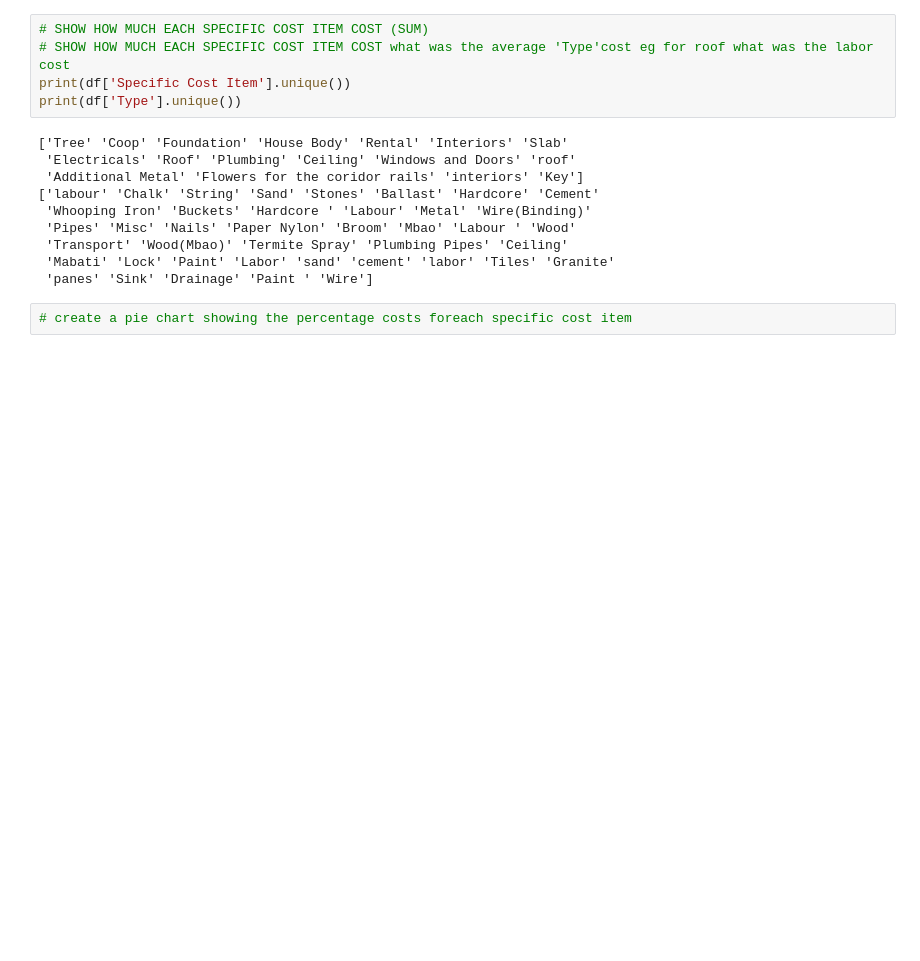
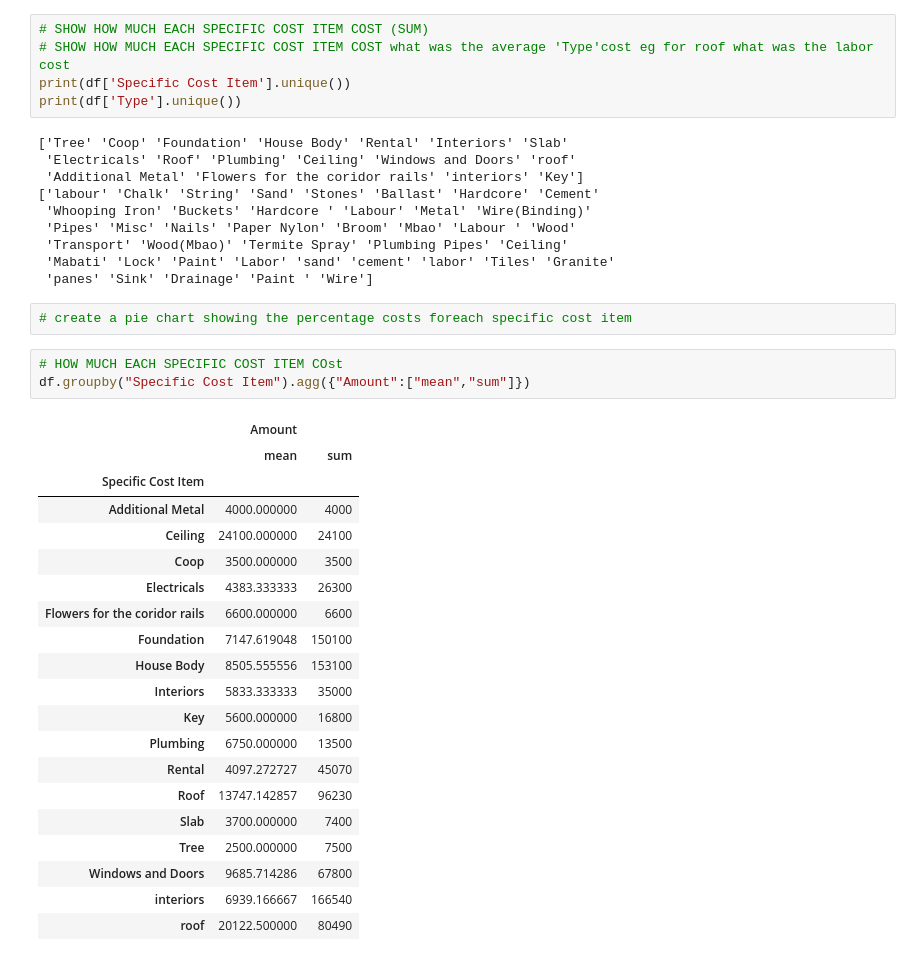
Before and after one commit to sophicist/StudentsWork-Lessons-, a Jupyter notebook: Eric/Project 2/Analysis.ipynb, the cells around one changed output. Drawn from its saved outputs; the diff is of its cells as text; blank space fills up the shorter version.

```diff
--- a/Eric/Project 2/Analysis.ipynb
+++ b/Eric/Project 2/Analysis.ipynb
@@ -31,3 +31,27 @@ print(df['Type'].unique())
  'panes' 'Sink' 'Drainage' 'Paint ' 'Wire']
 # %%
 # create a pie chart showing the percentage costs foreach specific cost item
+# %%
+# HOW MUCH EACH SPECIFIC COST ITEM COst
+df.groupby("Specific Cost Item").agg({"Amount":["mean","sum"]})
+# %% [output]
+|  | Amount |  |
+|  | mean | sum |
+| Specific Cost Item |  |  |
+| Additional Metal | 4000.000000 | 4000 |
+| Ceiling | 24100.000000 | 24100 |
+| Coop | 3500.000000 | 3500 |
+| Electricals | 4383.333333 | 26300 |
+| Flowers for the coridor rails | 6600.000000 | 6600 |
+| Foundation | 7147.619048 | 150100 |
+| House Body | 8505.555556 | 153100 |
+| Interiors | 5833.333333 | 35000 |
+| Key | 5600.000000 | 16800 |
+| Plumbing | 6750.000000 | 13500 |
+| Rental | 4097.272727 | 45070 |
+| Roof | 13747.142857 | 96230 |
+| Slab | 3700.000000 | 7400 |
+| Tree | 2500.000000 | 7500 |
+| Windows and Doors | 9685.714286 | 67800 |
+| interiors | 6939.166667 | 166540 |
+| roof | 20122.500000 | 80490 |
```
Also changed, not shown: parts of 1 cell of this notebook, 1 other file.
